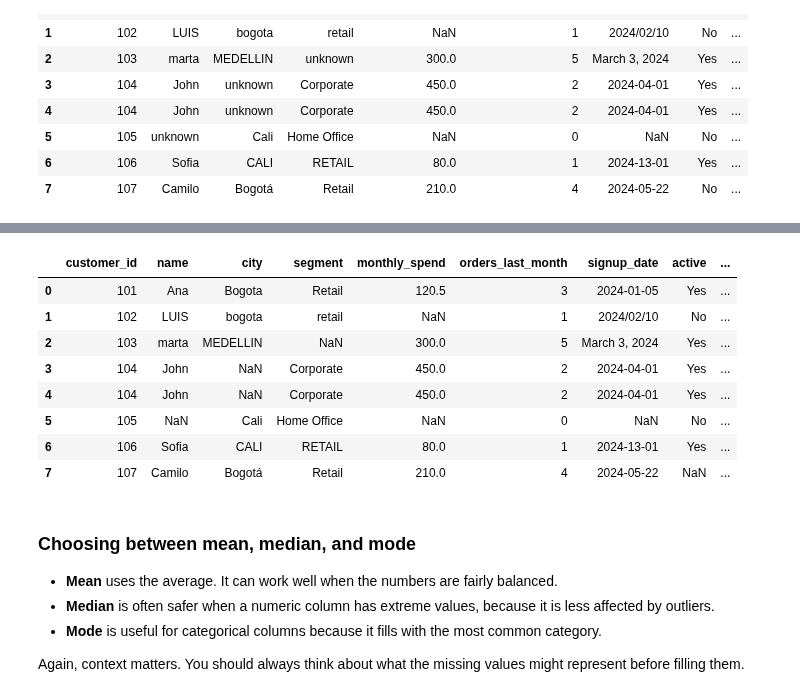
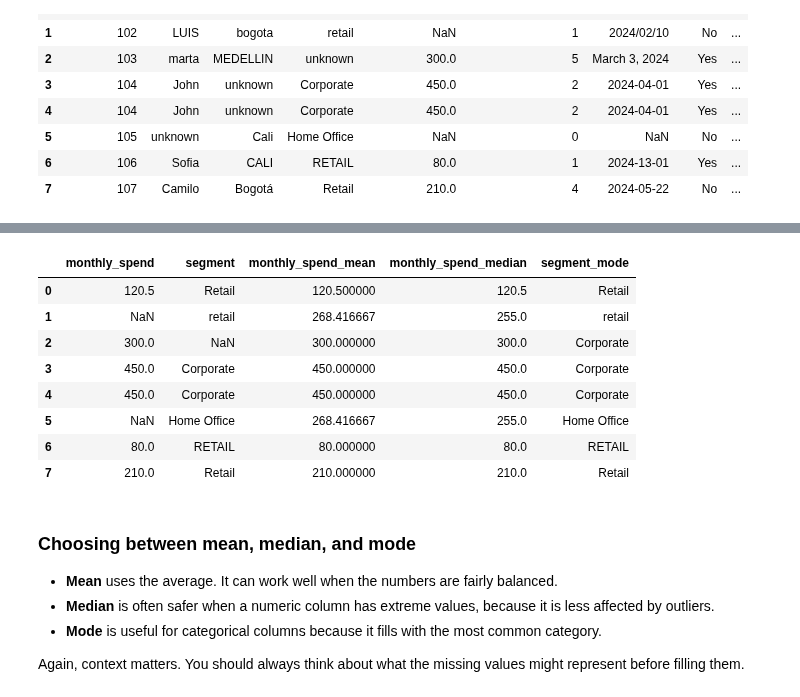
Before and after one commit to vanesalo10/python_data_course, a Jupyter notebook: Data_analytics/03_missing_values_and_cleaning.ipynb, the cells around one changed output, grey strips where cells are left out. Saved outputs shown, nothing was run; the diff lists cells and outputs as text; code cells hidden in the pictures.

```diff
--- a/Data_analytics/03_missing_values_and_cleaning.ipynb
+++ b/Data_analytics/03_missing_values_and_cleaning.ipynb
@@ -245,21 +208,21 @@ messy_df
 # %%
-fill_demo = messy_df.copy()
+fill_demo = messy_df[["monthly_spend", "segment"]].copy()
 
 fill_demo["monthly_spend_mean"] = fill_demo["monthly_spend"].fillna(fill_demo["monthly_spend"].mean())
 fill_demo["monthly_spend_median"] = fill_demo["monthly_spend"].fillna(fill_demo["monthly_spend"].median())
 fill_demo["segment_mode"] = fill_demo["segment"].fillna(fill_demo["segment"].mode()[0])
 
 fill_demo
 # %% [output]
-|  | customer_id | name | city | segment | monthly_spend | orders_last_month | signup_date | active | ... |
-| 0 | 101 | Ana | Bogota | Retail | 120.5 | 3 | 2024-01-05 | Yes | ... |
-| 1 | 102 | LUIS | bogota | retail | NaN | 1 | 2024/02/10 | No | ... |
-| 2 | 103 | marta | MEDELLIN | NaN | 300.0 | 5 | March 3, 2024 | Yes | ... |
-| 3 | 104 | John | NaN | Corporate | 450.0 | 2 | 2024-04-01 | Yes | ... |
-| 4 | 104 | John | NaN | Corporate | 450.0 | 2 | 2024-04-01 | Yes | ... |
-| 5 | 105 | NaN | Cali | Home Office | NaN | 0 | NaN | No | ... |
-| 6 | 106 | Sofia | CALI | RETAIL | 80.0 | 1 | 2024-13-01 | Yes | ... |
-| 7 | 107 | Camilo | Bogotá | Retail | 210.0 | 4 | 2024-05-22 | NaN | ... |
+|  | monthly_spend | segment | monthly_spend_mean | monthly_spend_median | segment_mode |
+| 0 | 120.5 | Retail | 120.500000 | 120.5 | Retail |
+| 1 | NaN | retail | 268.416667 | 255.0 | retail |
+| 2 | 300.0 | NaN | 300.000000 | 300.0 | Corporate |
+| 3 | 450.0 | Corporate | 450.000000 | 450.0 | Corporate |
+| 4 | 450.0 | Corporate | 450.000000 | 450.0 | Corporate |
+| 5 | NaN | Home Office | 268.416667 | 255.0 | Home Office |
+| 6 | 80.0 | RETAIL | 80.000000 | 80.0 | RETAIL |
+| 7 | 210.0 | Retail | 210.000000 | 210.0 | Retail |
 # %% [markdown]
 ### Choosing between mean, median, and mode
 
```
Also changed, not shown: parts of 23 cells of this notebook, 7 other files.
